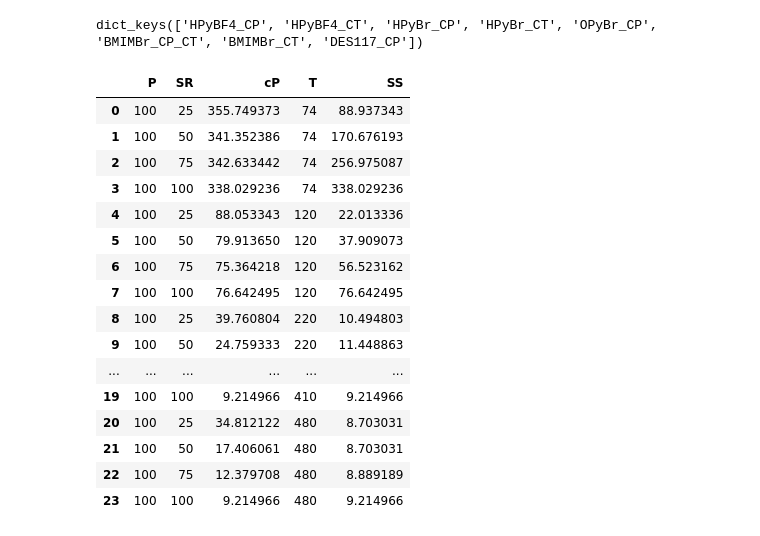
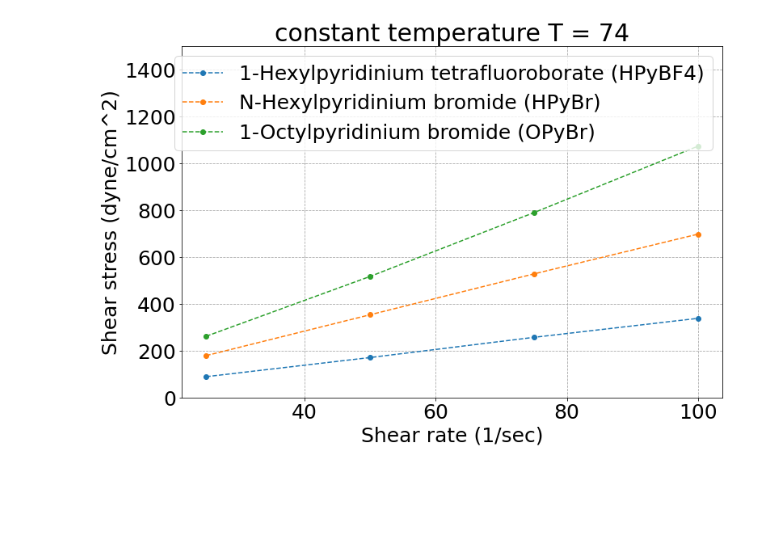
Before and after one commit to Atashnezhad/hpht, a Jupyter notebook: P05.ipynb, the cells around one changed output. Cells and saved outputs as stored; diff of their text form; code cells hidden in the pictures; blank space fills up the shorter version.

Commit message:
more plots

```diff
--- a/P05.ipynb
+++ b/P05.ipynb
@@ -4,6 +4,17 @@ import json
 # %%
 from main import MyPlot
 # %%
+mapping_dict = {
+    "HPyBF4_CP": "1-Hexylpyridinium tetrafluoroborate (HPyBF4)",
+    "HPyBr_CP": "N-Hexylpyridinium bromide (HPyBr)",
+    "OPyBr_CP": "1-Octylpyridinium bromide (OPyBr)",
+    "HPyBF4_CT": "1-Hexylpyridinium tetrafluoroborate (HPyBF4)",
+    "HPyBr_CT": "N-Hexylpyridinium bromide (HPyBr)",
+    "BMIMBr_CP_CT": "1-Butyl-3-methylimidazolium bromide (BMIMBr)",
+    "BMIMBr_CT": "1-Butyl-3-methylimidazolium bromide (BMIMBr)",
+    "DES117_CP": "ChCl-MgCl2(6H2O) (DES117)"
+}
+
 # read data from the data folder
 data_folder = Path("__file__").parent / "data"
 data_file_name = "data.json"
@@ -11,29 +22,3 @@ with open(data_folder / data_file_name, "r") as f:
     json_data = f.read()
 # Parse the JSON data
 data = json.loads(json_data)
-# %%
-# print keys of the data
-print(data.keys())
-# %% [output]
-dict_keys(['HPyBF4_CP', 'HPyBF4_CT', 'HPyBr_CP', 'HPyBr_CT', 'OPyBr_CP', 'BMIMBr_CP_CT', 'BMIMBr_CT', 'DES117_CP'])
-# %%
-import pandas as pd
-pd.DataFrame((data["HPyBF4_CP"]))
-# %% [output]
-|  | P | SR | cP | T | SS |
-| 0 | 100 | 25 | 355.749373 | 74 | 88.937343 |
-| 1 | 100 | 50 | 341.352386 | 74 | 170.676193 |
-| 2 | 100 | 75 | 342.633442 | 74 | 256.975087 |
-| 3 | 100 | 100 | 338.029236 | 74 | 338.029236 |
-| 4 | 100 | 25 | 88.053343 | 120 | 22.013336 |
-| 5 | 100 | 50 | 79.913650 | 120 | 37.909073 |
-| 6 | 100 | 75 | 75.364218 | 120 | 56.523162 |
-| 7 | 100 | 100 | 76.642495 | 120 | 76.642495 |
-| 8 | 100 | 25 | 39.760804 | 220 | 10.494803 |
-| 9 | 100 | 50 | 24.759333 | 220 | 11.448863 |
-| ... | ... | ... | ... | ... | ... |
-| 19 | 100 | 100 | 9.214966 | 410 | 9.214966 |
-| 20 | 100 | 25 | 34.812122 | 480 | 8.703031 |
-| 21 | 100 | 50 | 17.406061 | 480 | 8.703031 |
-| 22 | 100 | 75 | 12.379708 | 480 | 8.889189 |
-| 23 | 100 | 100 | 9.214966 | 480 | 9.214966 |
@@ -42,0 +25,20 @@ obj = MyPlot(data["HPyBF4_CP"], "SR", "cP", "T")
+# %%
+obj = MyPlot()
+my_dict = obj.plot_data_4(
+    data,
+
+    il_names=["HPyBF4_CP", "HPyBr_CP", "OPyBr_CP"],
+    grouop_by_parameter=("T", 74),
+
+    # il_names=["HPyBF4_CT", "HPyBr_CT"],
+    # grouop_by_parameter=("P", 1800),
+
+    font_size=25,
+    maping_dict=mapping_dict,
+    title="constant temperature",
+    y_lim=(0, 1500),
+    x_label="Shear rate (1/sec)",
+    y_label="Shear stress (dyne/cm^2)",
+)
+# %% [output]
+[figure, added]
```
Also changed, not shown: parts of 11 cells of this notebook, 3 other files.
